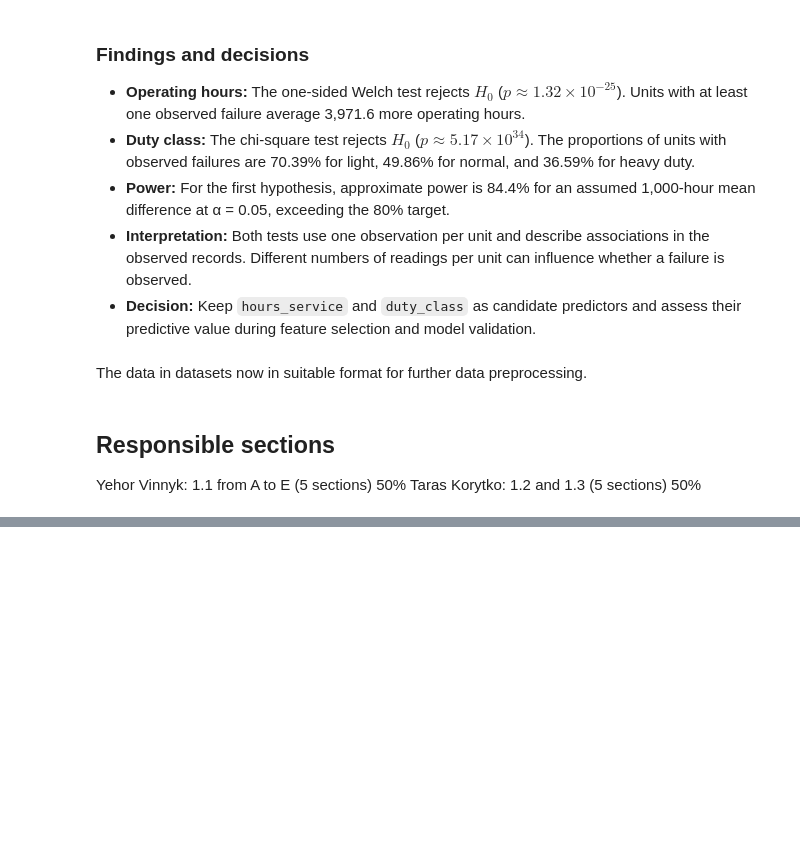
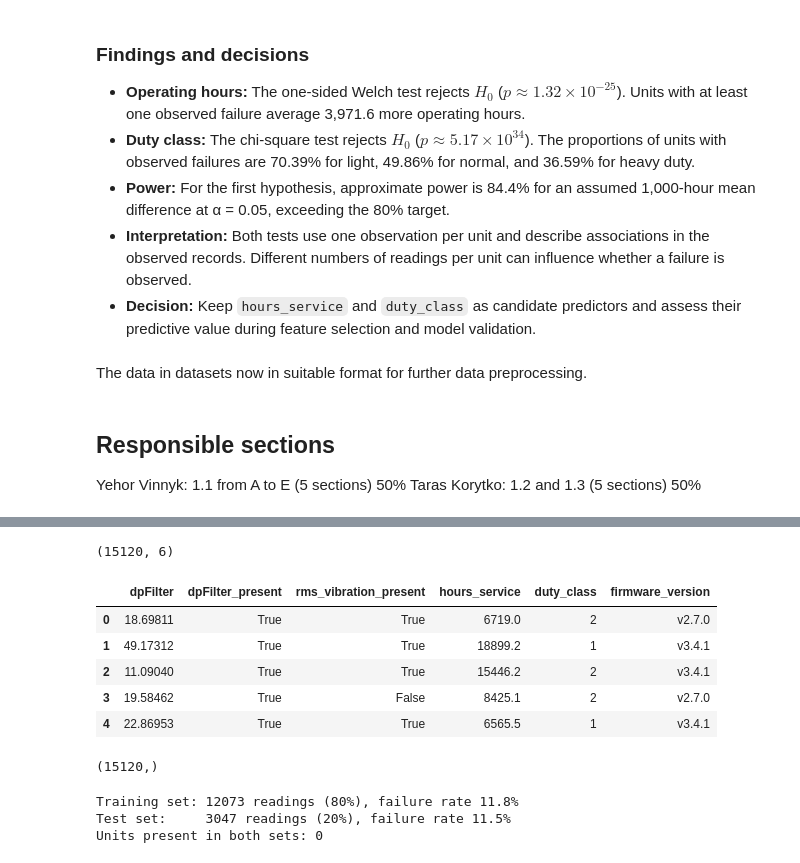
Before and after one commit to yegor-vin/Intelligent-data-analysis--project, a Jupyter notebook: phase-1-final.ipynb, the cells around one changed output, grey strips where cells are left out. Drawn from its saved outputs; the diff is of its cells as text; code cells hidden in the pictures; blank space fills up the shorter version.

```diff
--- a/phase-1-final.ipynb
+++ b/phase-1-final.ipynb
@@ -1953,0 +1985,38 @@ Taras Korytko: 1.2 and 1.3 (5 sections) 50%
+# %%
+merged = readings.merge(units[["hours_service", "duty_class", "id_unit"]], on="id_unit", validate="m:1").merge(gateways[["id_unit", "firmware_version"]], on="id_unit", validate="m:1")
+
+groups = merged["id_unit"]
+X = merged[["dpFilter", "dpFilter_present", "rms_vibration_present",
+            "hours_service", "duty_class", "firmware_version"]]
+
+y = merged["Failure"]
+
+display(X.shape)
+display(X.head())
+display(y.shape)
+# %% [output]
+(15120, 6)
+|  | dpFilter | dpFilter_present | rms_vibration_present | hours_service | duty_class | firmware_version |
+| 0 | 18.69811 | True | True | 6719.0 | 2 | v2.7.0 |
+| 1 | 49.17312 | True | True | 18899.2 | 1 | v3.4.1 |
+| 2 | 11.09040 | True | True | 15446.2 | 2 | v3.4.1 |
+| 3 | 19.58462 | True | False | 8425.1 | 2 | v2.7.0 |
+| 4 | 22.86953 | True | True | 6565.5 | 1 | v3.4.1 |
+(15120,)
+# %%
+sgf = StratifiedGroupKFold(n_splits=5, shuffle=True, random_state=42)
+trainIndex, testIndex = next(sgf.split(X, y, groups))
+X_train, X_test = X.iloc[trainIndex], X.iloc[testIndex]
+y_train, y_test = y.iloc[trainIndex], y.iloc[testIndex]
+
+
+print(f"Training set: {len(X_train)} readings ({len(X_train) / len(merged):.0%}), "
+      f"failure rate {y_train.mean():.1%}")
+print(f"Test set:     {len(X_test)} readings ({len(X_test) / len(merged):.0%}), "
+      f"failure rate {y_test.mean():.1%}")
+print("Units present in both sets:",
+      len(set(groups.iloc[trainIndex]) & set(groups.iloc[testIndex])))
+# %% [output]
+Training set: 12073 readings (80%), failure rate 11.8%
+Test set:     3047 readings (20%), failure rate 11.5%
+Units present in both sets: 0
```
Also changed, not shown: parts of 13 cells of this notebook, 2 other files.
